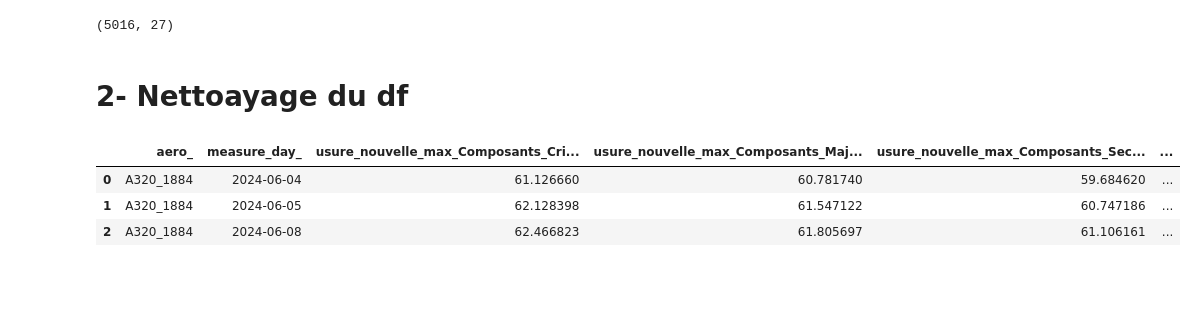
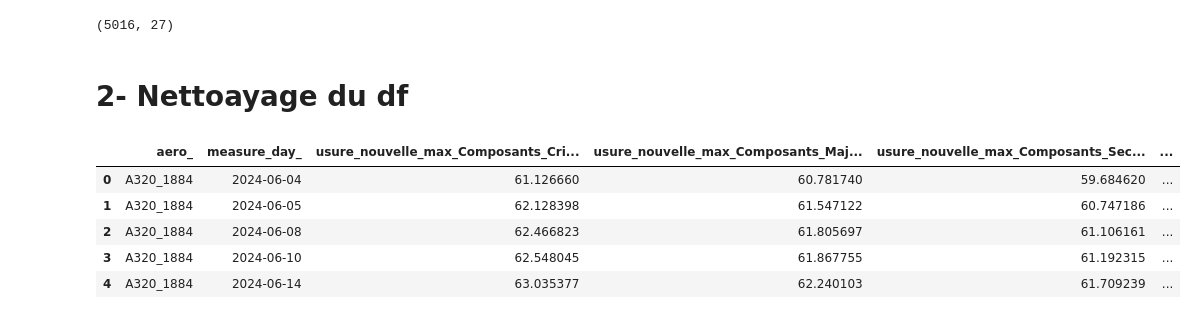
Before and after one commit to Dim2960/preventive_maintenance, a Jupyter notebook: 3_merge_data_to_ml.ipynb, the cells around one changed output. Saved outputs shown, nothing was run; the diff lists cells and outputs as text; code cells hidden in the pictures; blank space fills up the shorter version.

```diff
--- a/merge_data_to_ml.ipynb
+++ b/3_merge_data_to_ml.ipynb
@@ -136,42 +138,47 @@ df_merge_tot['etat_voyant'] = df_merge_tot['etat_voyant'].astype('category')
 
 # Assumons que df_merge_total est le DataFrame fourni et qu'il contient les colonnes 'temps_de_vol', 'last_maint', 'jour_vol', et 'ref_aero'
 # Trier le DataFrame par avion et par date de vol
-df_merge_total = df_merge_tot.sort_values(by=['aero_', 'measure_day']).reset_index(drop=True)
+df_merge_total_sort = df_merge_tot.sort_values(by=['aero_', 'measure_day']).reset_index(drop=True)
 
-# Initialiser la colonne 'temps_de_vol_cumule' avec des zéros
-df_merge_total['temps_de_vol_cumule'] = 0
+# Initialiser la colonne 'temps_de_vol_cumule' et 'etat_voyant_suivant' avec des zéros
+df_merge_total_sort['temps_de_vol_cumule'] = 0
+df_merge_total_sort['etat_voyant_suivant'] = 0
 
 # Parcourir chaque avion
-for avion in df_merge_total['aero_'].unique():
+for avion in df_merge_total_sort['aero_'].unique():
+
     # Filtrer les données pour l'avion actuel
-    df_avion = df_merge_total[df_merge_total['aero_'] == avion]
+    df_avion = df_merge_total_sort[df_merge_total_sort['aero_'] == avion]
 
     # Variable pour stocker le temps de vol cumulé
     temps_de_vol_cumule = 0
 
     # Parcourir chaque ligne du DataFrame filtré pour l'avion actuel
     for i in df_avion.index:
+
         # Si la maintenance a eu lieu (en supposant que 'last_maint' est un booléen ou indicatif)
-        if df_merge_total.loc[i, 'last_maint']:
+        if (i != 0 and ((df_merge_total_sort.loc[i, 'last_maint'].date() == df_merge_total_sort.loc[i, 'measure_day'].date()) or
+            (df_merge_total_sort.loc[i-1, 'etat_voyant'] != 0))):
             # Réinitialiser le temps de vol cumulé
             temps_de_vol_cumule = 0
 
         # Ajouter le temps de vol actuel au temps de vol cumulé
-        temps_de_vol_cumule += df_merge_total.loc[i, 'time_en_air']
+        temps_de_vol_cumule += df_merge_total_sort.loc[i, 'time_en_air']
 
         # Mettre à jour la colonne 'temps_de_vol_cumule'
-        df_merge_total.loc[i, 'temps_de_vol_cumule'] = temps_de_vol_cumule
+        df_merge_total_sort.loc[i, 'temps_de_vol_cumule'] = temps_de_vol_cumule
 
-
-        # affichage de la progression en %
-        # print(f"Progression pour l'avion {avion}: {(i+1)/len(df_merge_total)*100:.2f}%")
+        if i < len(df_merge_total_sort)-1:
+            df_merge_total_sort.loc[i,'etat_voyant_suivant'] = df_merge_total_sort.loc[i+1, 'etat_voyant']
-# %%
-df_merge_total.head(3)
-# %% [output]
-|  | aero_ | measure_day_ | usure_nouvelle_max_Composants_Cri... | usure_nouvelle_max_Composants_Maj... | usure_nouvelle_max_Composants_Sec... | ... |
-| 0 | A320_1884 | 2024-06-04 | 61.126660 | 60.781740 | 59.684620 | ... |
-| 1 | A320_1884 | 2024-06-05 | 62.128398 | 61.547122 | 60.747186 | ... |
-| 2 | A320_1884 | 2024-06-08 | 62.466823 | 61.805697 | 61.106161 | ... |
+# %%
+df_merge_total_sort.head(5)
+# %% [output]
+|  | aero_ | measure_day_ | usure_nouvelle_max_Composants_Cri... | usure_nouvelle_max_Composants_Maj... | usure_nouvelle_max_Composants_Sec... | ... |
+| 0 | A320_1884 | 2024-06-04 | 61.126660 | 60.781740 | 59.684620 | ... |
+| 1 | A320_1884 | 2024-06-05 | 62.128398 | 61.547122 | 60.747186 | ... |
+| 2 | A320_1884 | 2024-06-08 | 62.466823 | 61.805697 | 61.106161 | ... |
+| 3 | A320_1884 | 2024-06-10 | 62.548045 | 61.867755 | 61.192315 | ... |
+| 4 | A320_1884 | 2024-06-14 | 63.035377 | 62.240103 | 61.709239 | ... |
 # %%
 # skim(df_merge_total)
 # %%
```
Also changed, not shown: parts of 2 cells of this notebook, 4 other files.
